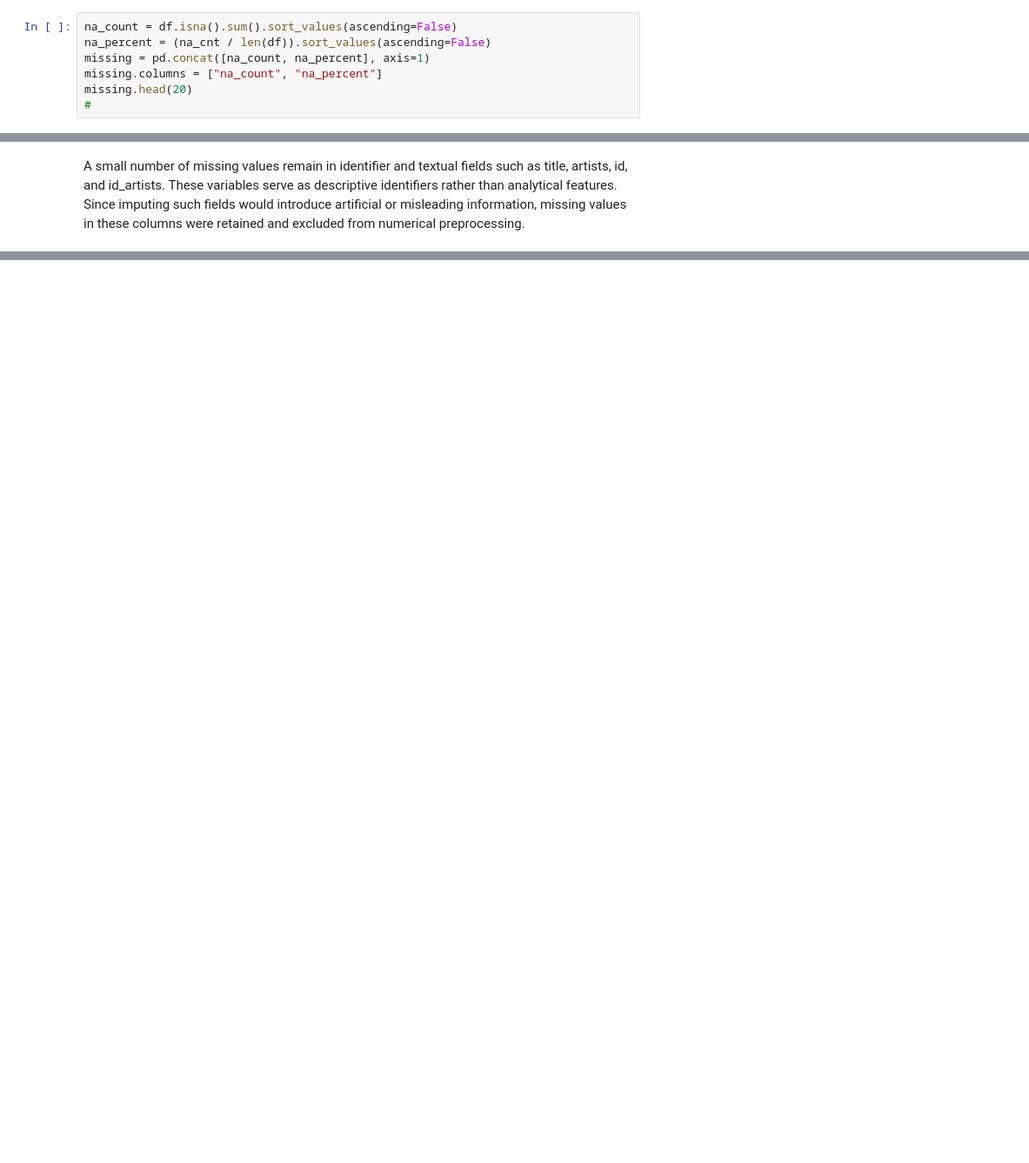
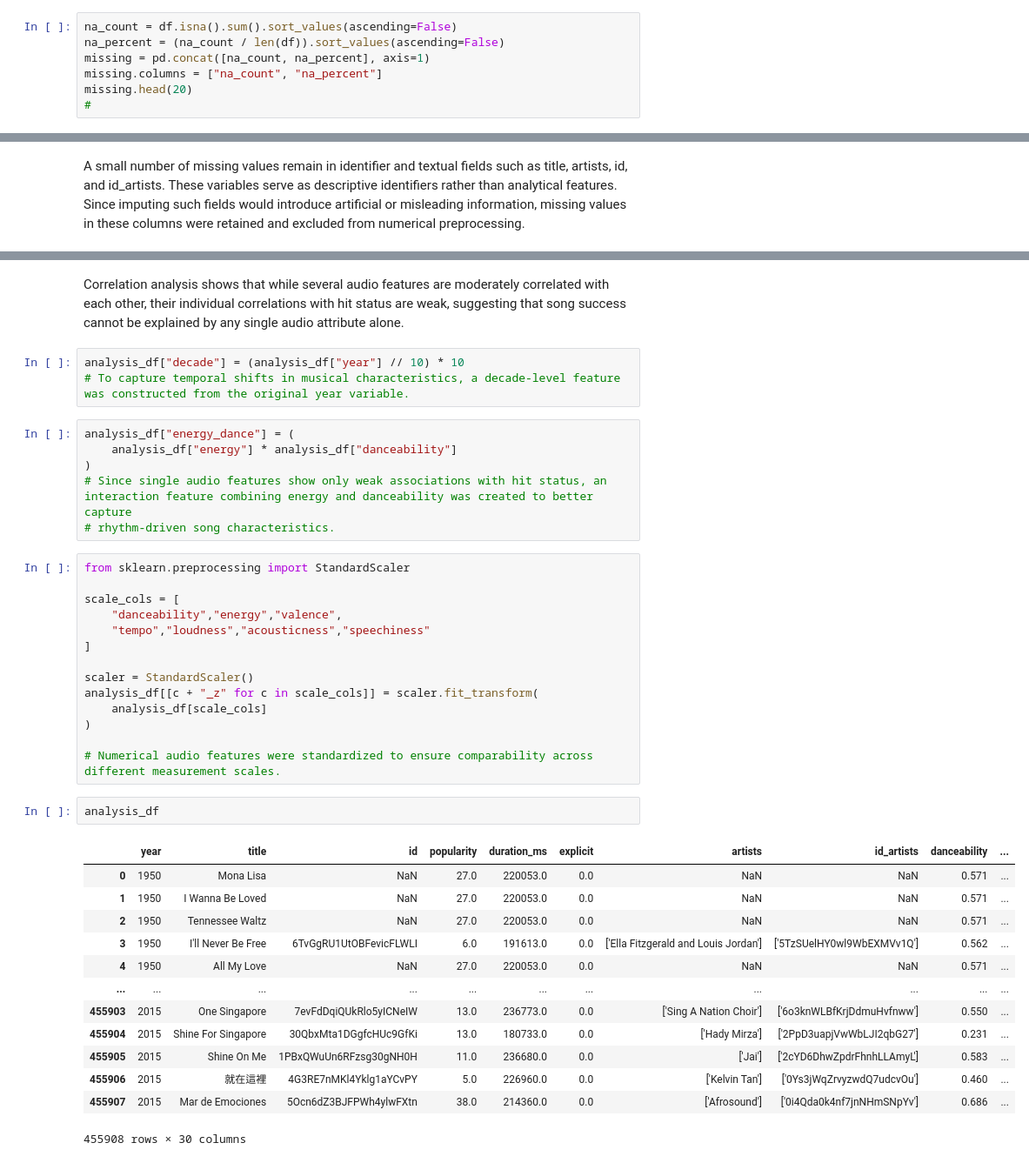
Before and after one commit to Darconshal/5243-Project1, a Jupyter notebook: music.ipynb, the cells around one changed output, grey strips where cells are left out. Shown at 87% size. Drawn from its saved outputs; the diff is of its cells as text; blank space fills up the shorter version.

```diff
--- a/music.ipynb
+++ b/music.ipynb
@@ -24,7 +24,7 @@ dtypes: float64(28), int64(2), object(6)
 memory usage: 125.2+ MB
 # %%
 na_count = df.isna().sum().sort_values(ascending=False)
-na_percent = (na_cnt / len(df)).sort_values(ascending=False)
+na_percent = (na_count / len(df)).sort_values(ascending=False)
 missing = pd.concat([na_count, na_percent], axis=1)
 missing.columns = ["na_count", "na_percent"]
 missing.head(20)
@@ -156,0 +234,41 @@ A small number of missing values remain in identifier and textual fields such as
+# %% [markdown]
+Correlation analysis shows that while several audio features are moderately correlated with each other, their individual correlations with hit status are weak, suggesting that song success cannot be explained by any single audio attribute alone.
+# %%
+analysis_df["decade"] = (analysis_df["year"] // 10) * 10
+# To capture temporal shifts in musical characteristics, a decade-level feature was constructed from the original year variable.
+# %%
+analysis_df["energy_dance"] = (
+    analysis_df["energy"] * analysis_df["danceability"]
+)
+# Since single audio features show only weak associations with hit status, an interaction feature combining energy and danceability was created to better capture
+# rhythm-driven song characteristics.
+# %%
+from sklearn.preprocessing import StandardScaler
+
+scale_cols = [
+    "danceability","energy","valence",
+    "tempo","loudness","acousticness","speechiness"
+]
+
+scaler = StandardScaler()
+analysis_df[[c + "_z" for c in scale_cols]] = scaler.fit_transform(
+    analysis_df[scale_cols]
+)
+
+# Numerical audio features were standardized to ensure comparability across different measurement scales.
+# %%
+analysis_df
+# %% [output]
+|  | year | title | id | popularity | duration_ms | explicit | artists | id_artists | danceability | ... |
+| 0 | 1950 | Mona Lisa | NaN | 27.0 | 220053.0 | 0.0 | NaN | NaN | 0.571 | ... |
+| 1 | 1950 | I Wanna Be Loved | NaN | 27.0 | 220053.0 | 0.0 | NaN | NaN | 0.571 | ... |
+| 2 | 1950 | Tennessee Waltz | NaN | 27.0 | 220053.0 | 0.0 | NaN | NaN | 0.571 | ... |
+| 3 | 1950 | I'll Never Be Free | 6TvGgRU1UtOBFevicFLWLI | 6.0 | 191613.0 | 0.0 | ['Ella Fitzgerald and Louis Jordan'] | ['5TzSUelHY0wl9WbEXMVv1Q'] | 0.562 | ... |
+| 4 | 1950 | All My Love | NaN | 27.0 | 220053.0 | 0.0 | NaN | NaN | 0.571 | ... |
+| ... | ... | ... | ... | ... | ... | ... | ... | ... | ... | ... |
+| 455903 | 2015 | One Singapore | 7evFdDqiQUkRlo5yICNeIW | 13.0 | 236773.0 | 0.0 | ['Sing A Nation Choir'] | ['6o3knWLBfKrjDdmuHvfnww'] | 0.550 | ... |
+| 455904 | 2015 | Shine For Singapore | 30QbxMta1DGgfcHUc9GfKi | 13.0 | 180733.0 | 0.0 | ['Hady Mirza'] | ['2PpD3uapjVwWbLJI2qbG27'] | 0.231 | ... |
+| 455905 | 2015 | Shine On Me | 1PBxQWuUn6RFzsg30gNH0H | 11.0 | 236680.0 | 0.0 | ['Jai'] | ['2cYD6DhwZpdrFhnhLLAmyL'] | 0.583 | ... |
+| 455906 | 2015 | 就在這裡 | 4G3RE7nMKl4Yklg1aYCvPY | 5.0 | 226960.0 | 0.0 | ['Kelvin Tan'] | ['0Ys3jWqZrvyzwdQ7udcvOu'] | 0.460 | ... |
+| 455907 | 2015 | Mar de Emociones | 5Ocn6dZ3BJFPWh4ylwFXtn | 38.0 | 214360.0 | 0.0 | ['Afrosound'] | ['0i4Qda0k4nf7jnNHmSNpYv'] | 0.686 | ... |
+455908 rows × 30 columns
```
Also changed, not shown: parts of 12 cells of this notebook.
